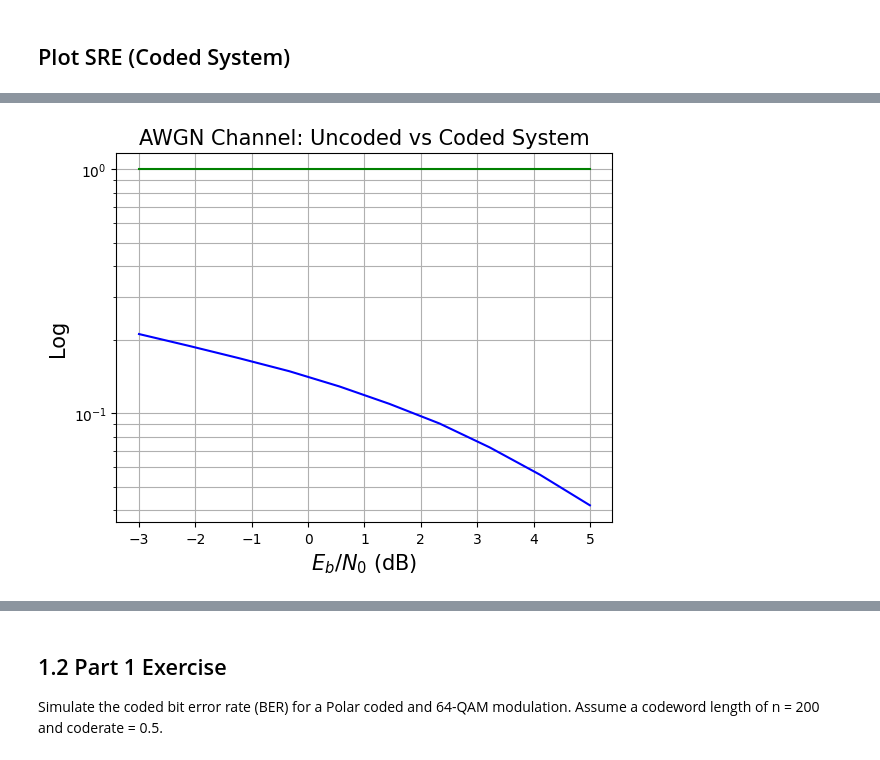
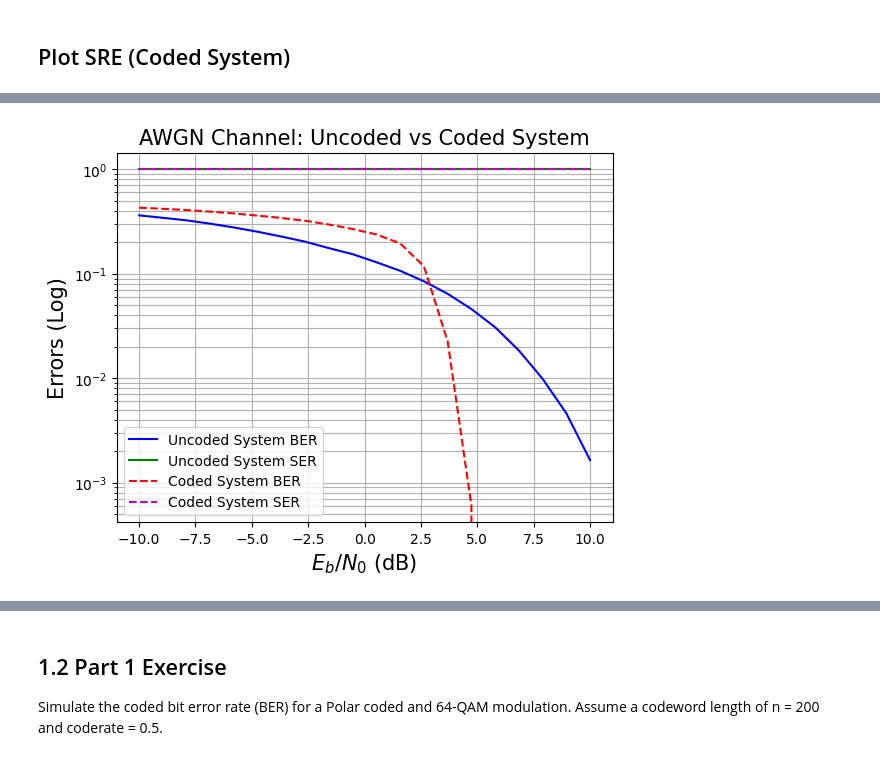
Before and after one commit to leeofaith/sionna, a Jupyter notebook: Jupyter Notebooks/Notes.ipynb, the cells around one changed output, grey strips where cells are left out. Drawn from its saved outputs; the diff is of its cells as text; code cells hidden in the pictures.

```diff
--- a/Jupyter Notebooks/Notes.ipynb
+++ b/Jupyter Notebooks/Notes.ipynb
@@ -485,8 +514,8 @@ k = int(n*CODERATE)
 NUM_BITS_PER_SYMBOL = 4 # QPSK
 BLOCK_LENGTH = k
 BATCH_SIZE = 2000 # How many examples are processed by Sionna in parallel
-EBN0_DB_MIN = -3.0 # Minimum value of Eb/N0 [dB] for simulations
-EBN0_DB_MAX = 5.0 # Maximum value of Eb/N0 [dB] for simulations
+EBN0_DB_MIN = -10.0 # Minimum value of Eb/N0 [dB] for simulations
+EBN0_DB_MAX = 10.0 # Maximum value of Eb/N0 [dB] for simulations
 
 # Constellation
 constellation = sn.mapping.Constellation("qam", NUM_BITS_PER_SYMBOL)
@@ -510,73 +539,75 @@ encoder = sn.fec.ldpc.LDPC5GEncoder(k, n)
 decoder = sn.fec.ldpc.LDPC5GDecoder(encoder, hard_out=True)
 
 snrs = []
-bers = []
-sers = []
-snrs1 = []
-bers1 = []
-sers1 = []
+bers_UncodedSystem = []
+sers_UncodedSystem = []
+bers_CodedSystem = []
+sers_CodedSystem = []
 
-for EBN0_DB in np.linspace(EBN0_DB_MIN,EBN0_DB_MAX,10):
-    no = sn.utils.ebnodb2no(ebno_db=EBN0_DB,
+bits = binary_source([BATCH_SIZE,BLOCK_LENGTH])
+
+for EBN0_DB in np.linspace(EBN0_DB_MIN,EBN0_DB_MAX,20):
+
+    snrs += [EBN0_DB]
+
+    no_UncodedSystem = sn.utils.ebnodb2no(ebno_db=EBN0_DB,
                             num_bits_per_symbol=NUM_BITS_PER_SYMBOL,
                             coderate=1.0) # Coderate set to 1 as we do uncoded transmission here
 
-    bits = binary_source([BATCH_SIZE,BLOCK_LENGTH])
+    no_CodedSystem = sn.utils.ebnodb2no(ebno_db=EBN0_DB,
+                            num_bits_per_symbol=NUM_BITS_PER_SYMBOL,
+                            coderate=CODERATE) # Coderate set to 1 as we do uncoded transmission here
 
-    x = mapper(bits)
+    x_UncodedSystem = mapper(bits)
 
-    y = awgn_channel([x, no])
+    y_UncodedSystem = awgn_channel([x_UncodedSystem, no_UncodedSystem])
 
-    llr = demapper([y, no])
+    llr_UncodedSystem = demapper([y_UncodedSystem, no_UncodedSystem])
 
-    bits_hat = hard_decisions(llr)
+    bits_hat_UncodedSystem = hard_decisions(llr_UncodedSystem)
 
-    ber = compute_ber(bits, bits_hat)
+    ber_UncodedSystem = compute_ber(bits, bits_hat_UncodedSystem)
 
-    ser = compute_ser(x, y)
+    ser_UncodedSystem = compute_ser(x_UncodedSystem, y_UncodedSystem)
 
-    snrs += [EBN0_DB]
-    bers += [ber]
-    sers += [ser]
+    bers_UncodedSystem += [ber_UncodedSystem]
+    sers_UncodedSystem += [ser_UncodedSystem]
 
-for EBN0_DB in np.linspace(EBN0_DB_MIN,EBN0_DB_MAX,10):
-    no = sn.utils.ebnodb2no(ebno_db=EBN0_DB,
-                            num_bits_per_symbol=NUM_BITS_PER_SYMBOL,
-                            coderate=1.0) # Coderate set to 1 as we do uncoded transmission here
-
-    bits = binary_source([BATCH_SIZE,BLOCK_LENGTH])
 
     codewords = encoder(bits)
 
-    x1 = mapper(codewords)
+    x_CodedSystem = mapper(codewords)
 
-    y1 = awgn_channel([x1, no])
+    y_CodedSystem = awgn_channel([x_CodedSystem, no_CodedSystem])
 
-    llr1 = demapper([y1, no])
+    llr_CodedSystem = demapper([y_CodedSystem, no_CodedSystem])
 
-    bits_hat1 = decoder(llr1)
+    bits_hat_CodedSystem = decoder(llr_CodedSystem)
 
-    ber1 = compute_ber(bits, bits_hat1)
+    ber_CodedSystem = compute_ber(bits, bits_hat_CodedSystem)
 
-    ser1 = compute_ser(x1, y1)
+    ser_CodedSystem = compute_ser(x_CodedSystem, y_CodedSystem)
 
-    snrs1 += [EBN0_DB]
-    bers1 = [ber1]
-    sers1 = [ser1]
+    bers_CodedSystem += [ber_CodedSystem]
+    sers_CodedSystem += [ser_CodedSystem]
 
+print('bers_UncodedSystem:\n',np.transpose(bers_UncodedSystem))
+print('bers_CodedSystem:\n',np.transpose(bers_CodedSystem))
+print('sers_UnodedSystem:\n',np.transpose(sers_UncodedSystem))
+print('sers_CodedSystem:\n',np.transpose(sers_CodedSystem))
 title = "AWGN Channel: Uncoded vs Coded System"
 xlabel = "$E_b/N_0$ (dB)"
-ylabel = "Log"
+ylabel = "Errors (Log)"
 plt.title(title, fontsize=15)
 plt.xticks(fontsize=10)
 plt.yticks(fontsize=10)
 plt.xlabel(xlabel, fontsize=15)
 plt.ylabel(ylabel, fontsize=15)
 plt.grid(which="both")
-plt.semilogy(snrs, bers, 'b', label='Uncoded BER')
-plt.semilogy(snrs, sers, 'g', label='Uncoded SER')
-plt.semilogy(snrs1, bers1, 'r', label='Coded BER')
-plt.semilogy(snrs1, sers1, 'y', label='Coded SER')
+plt.semilogy(snrs, bers_UncodedSystem, 'b', label='Uncoded System BER')
+plt.semilogy(snrs, sers_UncodedSystem, 'g', label='Uncoded System SER')
+plt.semilogy(snrs, bers_CodedSystem, 'r--', label='Coded System BER')
+plt.semilogy(snrs, sers_CodedSystem, 'm--', label='Coded System SER')
 plt.legend(loc='lower left', fontsize=10)
 plt.show()
 # %% [output]
@@ -584 +628 @@ ValueError: x and y must have same first dimension, but have shapes (10,) and (1
-[figure, old version]
+[figure, new version]
```
Also changed, not shown: parts of 10 cells of this notebook, 1 other file.
